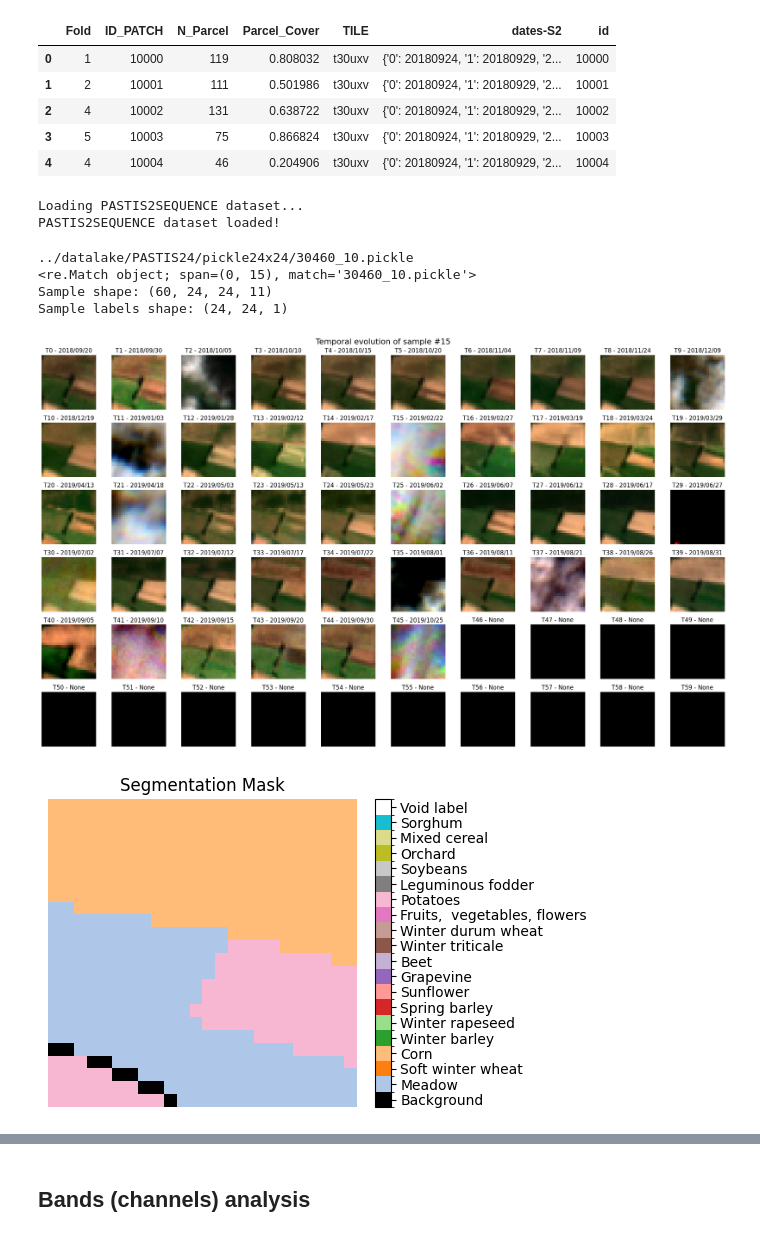
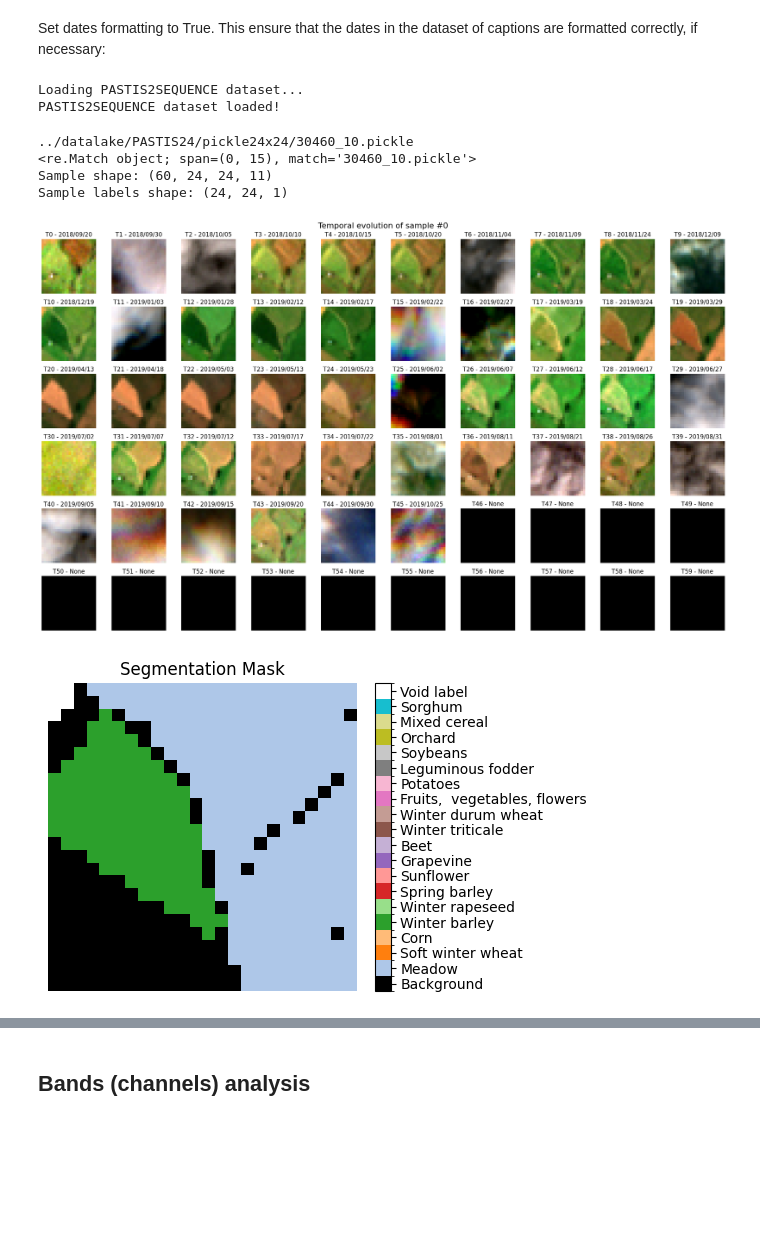
Before and after one commit to juanrtato/crop-image-deepanalysis, a Jupyter notebook: notebooks/ndvi_experimentation.ipynb, the cells around one changed output, grey strips where cells are left out. Drawn from its saved outputs; the diff is of its cells as text; code cells hidden in the pictures; blank space fills up the shorter version.

```diff
--- a/notebooks/ndvi_experimentation.ipynb
+++ b/notebooks/ndvi_experimentation.ipynb
@@ -65,21 +67,11 @@ colormap = [ast.literal_eval(line.strip().rstrip(',')) for line in colormap]
 # %%
 config['DATASETS']['eval']['normalize'] = False
 config['DATASETS']['train']['normalize'] = False
-# %%
-data = []
-for feature in metadata_json["features"]:
-    properties = feature["properties"]
-    data.append(properties)
-
-metadata_df = pd.DataFrame(data)
-metadata_df.head()
-# %% [output]
-|  | Fold | ID_PATCH | N_Parcel | Parcel_Cover | TILE | dates-S2 | id |
-| 0 | 1 | 10000 | 119 | 0.808032 | t30uxv | {'0': 20180924, '1': 20180929, '2... | 10000 |
-| 1 | 2 | 10001 | 111 | 0.501986 | t30uxv | {'0': 20180924, '1': 20180929, '2... | 10001 |
-| 2 | 4 | 10002 | 131 | 0.638722 | t30uxv | {'0': 20180924, '1': 20180929, '2... | 10002 |
-| 3 | 5 | 10003 | 75 | 0.866824 | t30uxv | {'0': 20180924, '1': 20180929, '2... | 10003 |
-| 4 | 4 | 10004 | 46 | 0.204906 | t30uxv | {'0': 20180924, '1': 20180929, '2... | 10004 |
+# %% [markdown]
+Set dates formatting to True. This  ensure that the dates in the dataset of captions are formatted correctly, if necessary:
+# %%
+config['DATASETS']['eval']['format_dates'] = True
+config['DATASETS']['train']['format_dates'] = True
 # %%
 dataloaders = get_dataloaders(config)
 # %% [output]
@@ -88,23 +80,23 @@ PASTIS2SEQUENCE dataset loaded!
 # %%
 sample = next(iter(dataloaders['eval']))
 sample_dict, texts, img_path = sample
-sample_idx = random.randint(0, 16)
+sample_idx = random.randint(0, len(img_path)-1)
 patch_id = 'UNKNOWN'
 inputs = sample_dict['inputs']
 labels = sample_dict['labels']
 path_patch = img_path[sample_idx]
 print(path_patch)
 match = re.match(r"(\d+)_\d+\.pickle", os.path.basename(path_patch))
 print(match)
 if match:
     patch_id = match.group(1)
-sample_labels = labels[15]
-plot_sample_rgb(inputs, labels, patch_id, sample_idx=15)
+sample_labels = labels[sample_idx]
+plot_sample_rgb(inputs, labels, patch_id, sample_idx=sample_idx)
 plot_seg_mask(sample_labels[:, :, 0], colormap, label_names_en)
 # %% [output]
 ../datalake/PASTIS24/pickle24x24/30460_10.pickle
 <re.Match object; span=(0, 15), match='30460_10.pickle'>
 Sample shape: (60, 24, 24, 11)
 Sample labels shape: (24, 24, 1)
-[figure, old version]
+[figure, new version]
-[figure, old version]
+[figure, new version]
```
Also changed, not shown: parts of 10 cells of this notebook.
